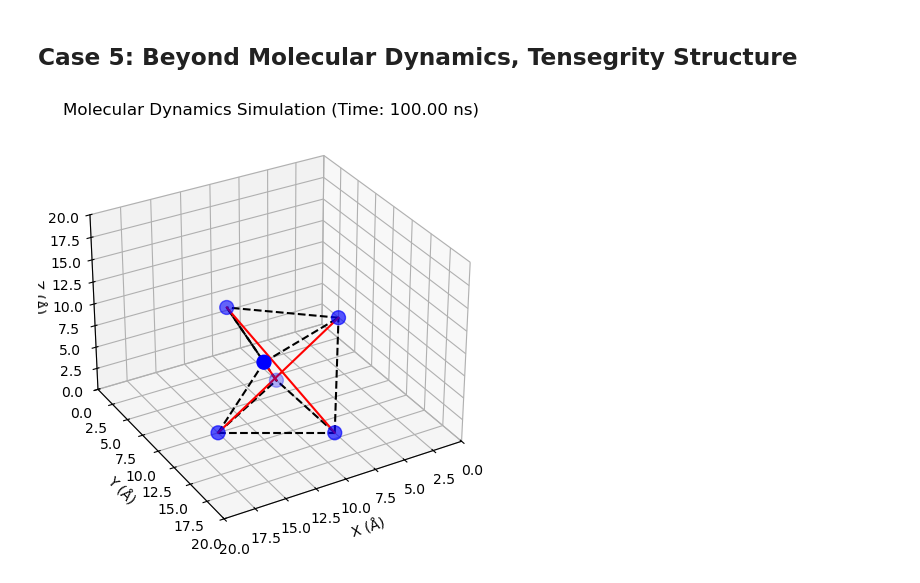
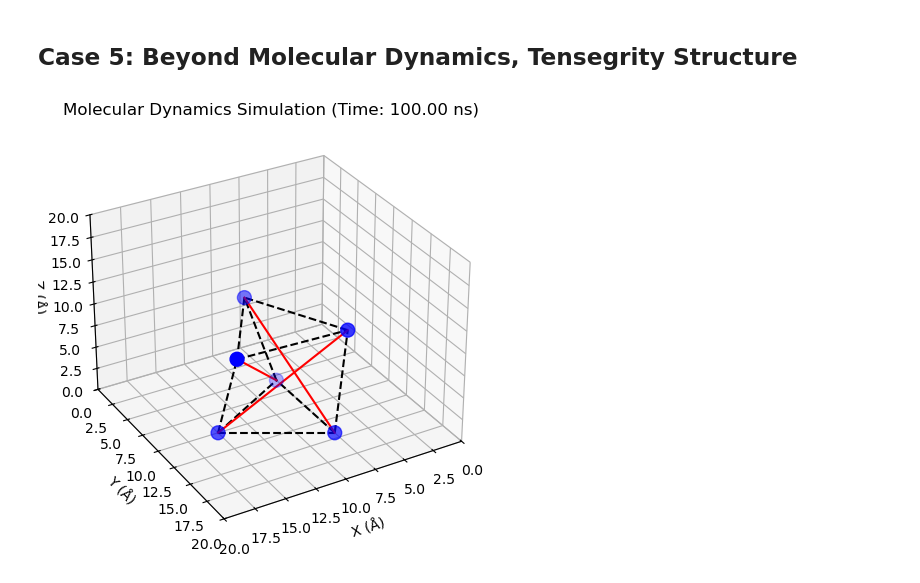
Before and after one commit to lcnts/Molecular-Dynamics, a Jupyter notebook: examples_cases.ipynb, the cells around one changed output. Drawn from its saved outputs; the diff is of its cells as text; code cells hidden in the pictures.

Commit message:
add: damped linear spring potential

```diff
--- a/examples_cases.ipynb
+++ b/examples_cases.ipynb
@@ -658,7 +737,7 @@ theta_bottom: float = 0
 theta_top: float = np.pi/4
 height: float = 10.0
 n_polygon: int = 3
-side_length: float = radius * 2 * np.sin(np.pi / n_polygon) * 0.99
+side_length: float = radius * 2 * np.sin(np.pi / n_polygon) * 0.95
 initial_positions: np.ndarray = np.array([
     [radius * np.cos(theta_bottom), radius * np.sin(theta_bottom), 0],
     [radius * np.cos(theta_bottom + np.pi * 2 / n_polygon), radius * np.sin(theta_bottom + np.pi * 2 / n_polygon), 0],
@@ -668,7 +747,7 @@ initial_positions: np.ndarray = np.array([
     [radius * np.cos(theta_top + np.pi * 2 * 2 / n_polygon), radius * np.sin(theta_top + np.pi * 2 * 2/ n_polygon), height]
 ]) + (np.hstack((np.ones([6,2]), np.zeros([6,1])))) * 10
 # mountain creases are strings, valley creases are rods
-mountain_crease: float = np.linalg.norm(initial_positions[0, :] - initial_positions[n_polygon, :])* 0.99
+mountain_crease: float = np.linalg.norm(initial_positions[0, :] - initial_positions[n_polygon, :])* 0.95
 valley_crease: float = np.linalg.norm(initial_positions[0, :] - initial_positions[n_polygon + 1, :])
 initial_velocities: np.ndarray = np.array([
     [0.0, 0.0, 0.0],
@@ -734,7 +813,7 @@ rest_lengths = {
     (1, 4): mountain_crease, (4, 1): mountain_crease,
     (2, 5): mountain_crease, (5, 2): mountain_crease
 }
-one_way_linear_spring_potential = OneWayLinearSpringPotential(rest_lengths=rest_lengths, k=0.1)
+damped_linear_spring_potential = DampedLinearSpringPotential(rest_lengths=rest_lengths, k=2, c=1)
 linear_spring_potential = LinearSpringPotential(rest_lengths=rest_lengths, k=0.1)
 
 # Apply fixed distance constraints
@@ -749,32 +828,32 @@ fixed_distances = {
 fixed_distance_constraint = FixedDistanceConstraint(fixed_distances=fixed_distances)
 
 # Apply fixed movement direction constraints
 partial_fixed_points = {
     1: (None, None, initial_positions[1, 2]),
     2: (None, None, initial_positions[2, 2])
 }
 partial_fix_constraint = PartialFixConstraint(partial_fixed_points=partial_fixed_points)
 
 # Apply fixed position constraints
 fixed_points = {
     0: initial_positions[0, :],
     1: initial_positions[1, :],
     2: initial_positions[2, :]
 }
 fixed_points_constraint = FixPointConstraint(fixed_points=fixed_points)
 
 # Create the simulator instance
 simulator = MolecularDynamicsSimulator(
     atoms=atoms,
     box_size=box_size,
     total_time=total_time,
     total_steps=total_steps,
-    potential=linear_spring_potential,  # Can switch to linear_spring_potential
+    potential=damped_linear_spring_potential,  # Can switch to linear_spring_potential
     constraints=[fixed_distance_constraint, fixed_points_constraint, partial_fix_constraint]
 )
 
 # Run simulation
 simulator.integrate()
 simulator.animate_positions(filename="tensegrity.gif", elev=30, azim=60, lj_pairs=lj_pairs, fixed_pairs=fixed_pairs)
 # %% [output]
-[figure, old version]
+[figure, new version]
```
Also changed, not shown: parts of 1 cell of this notebook.
